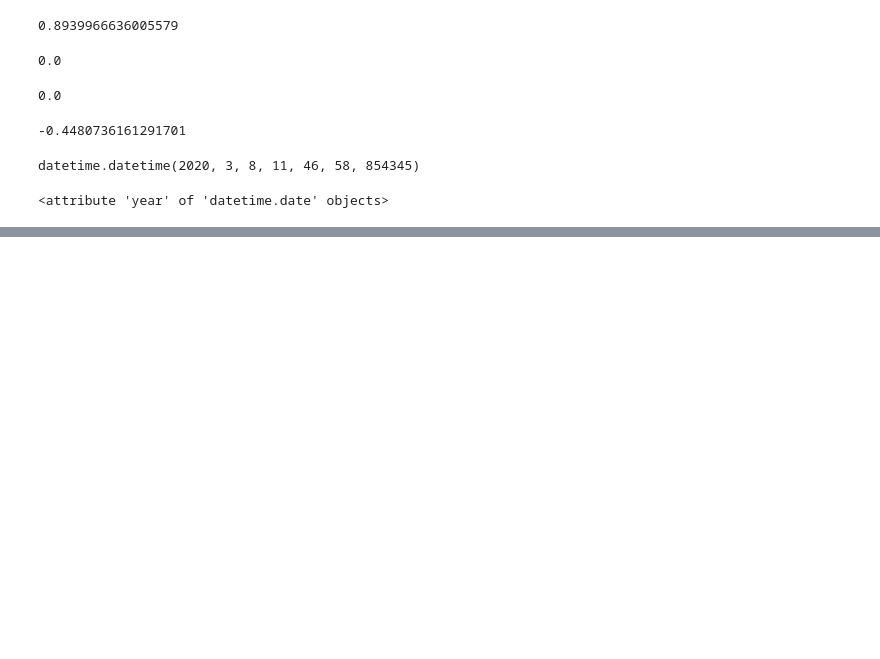
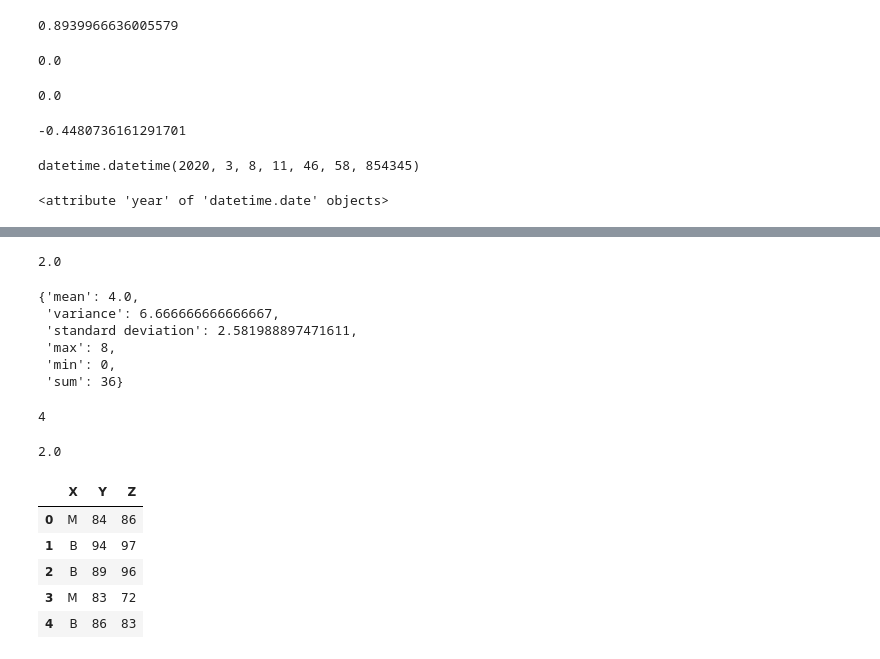
Before and after one commit to amarismail522-zz/PIAIC-AIC-Py, a Jupyter notebook: Practice1.ipynb, the cells around one changed output, grey strips where cells are left out. Cells and saved outputs as stored; diff of their text form; code cells hidden in the pictures; blank space fills up the shorter version.

Commit message:
practice on data analysis

```diff
--- a/Practice1.ipynb
+++ b/Practice1.ipynb
@@ -340,0 +368,5 @@ datetime.datetime(2020, 3, 8, 11, 46, 58, 854345)
+# %%
+a = np.arange(5)
+a.()
+# %% [output]
+2.0
@@ -340,0 +375,46 @@ datetime.datetime(2020, 3, 8, 11, 46, 58, 854345)
+# %%
+import numpy as np
+
+list1 = [0,1,2,3,4,5,6,7,8]
+def calculate(list1):
+    list1 = np.reshape(list1, (3,3))
+    calculations={
+      'mean': np.mean(list1),
+      'variance': np.var(list1),
+      'standard deviation':np.std(list1),
+      'max':np.max(list1),
+      'min':np.min(list1),
+      'sum':np.sum(list1)
+      }
+    return calculations
+
+calculate(list1)
+# %% [output]
+{'mean': 4.0,
+ 'variance': 6.666666666666667,
+ 'standard deviation': 2.581988897471611,
+ 'max': 8,
+ 'min': 0,
+ 'sum': 36}
+# %%
+import pandas as pd
+list = ['A', 'B', 'A', 'A']
+list_count = pd.Series(list).count()
+list_count
+# %% [output]
+4
+# %%
+s = pd.Series(np.arange(5))
+s.mean()
+# %% [output]
+2.0
+# %%
+df = pd.DataFrame({'X':['M','B','B','M','B'], 'Y':[84,94,89,83,86],'Z':[86,97,96,72,83]})
+df
+# %% [output]
+|  | X | Y | Z |
+| 0 | M | 84 | 86 |
+| 1 | B | 94 | 97 |
+| 2 | B | 89 | 96 |
+| 3 | M | 83 | 72 |
+| 4 | B | 86 | 83 |
```
Also changed, not shown: parts of 14 cells of this notebook, 1 other file.
